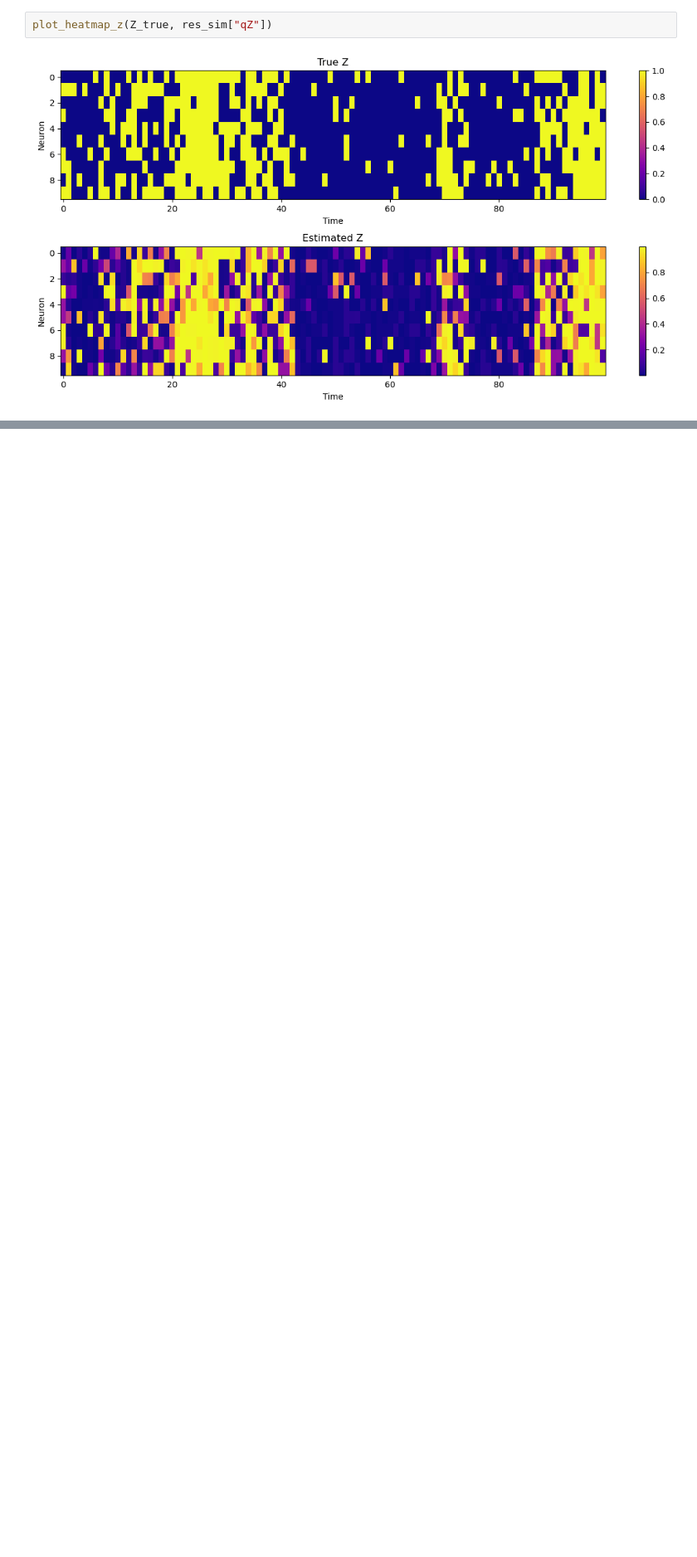
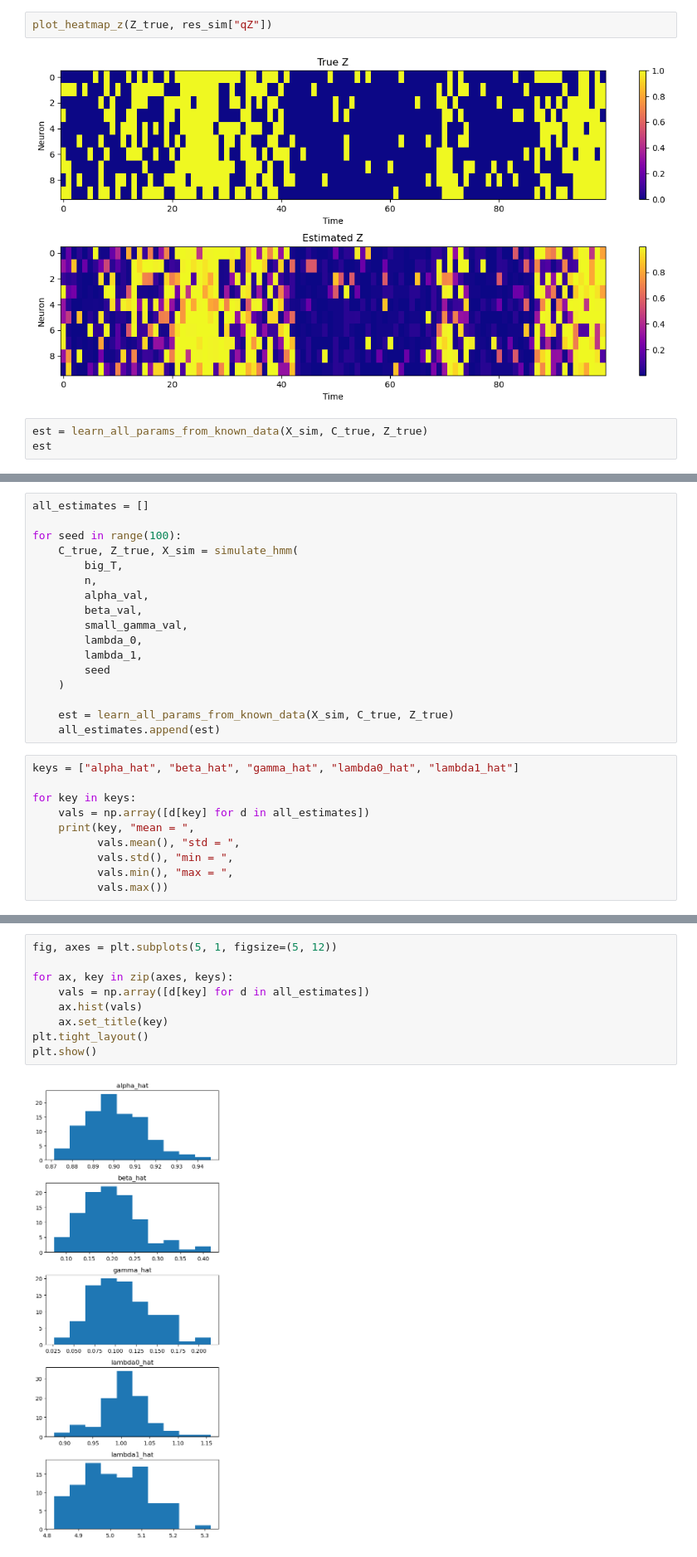
Before and after one commit to eskezje/modcompany, a Jupyter notebook: neuron_hmm.ipynb, the cells around one changed output, grey strips where cells are left out. Shown at 83% size. Saved outputs shown, nothing was run; the diff lists cells and outputs as text; blank space fills up the shorter version.

Commit message:
trying to learn values

```diff
--- a/neuron_hmm.ipynb
+++ b/neuron_hmm.ipynb
@@ -128,3 +134,6 @@ res_sim = hmm_pipeline(X_sim, alpha_val, beta_val, small_gamma_val, lambda_0, la
 plot_heatmap_z(Z_true, res_sim["qZ"])
 # %% [output]
 [figure]
+# %%
+est = learn_all_params_from_known_data(X_sim, C_true, Z_true)
+est
@@ -130,0 +146,27 @@ plot_heatmap_z(Z_true, res_sim["qZ"])
+# %%
+all_estimates = []
+
+for seed in range(100):
+    C_true, Z_true, X_sim = simulate_hmm(
+        big_T,
+        n,
+        alpha_val,
+        beta_val,
+        small_gamma_val,
+        lambda_0,
+        lambda_1,
+        seed
+    )
+
+    est = learn_all_params_from_known_data(X_sim, C_true, Z_true)
+    all_estimates.append(est)
+# %%
+keys = ["alpha_hat", "beta_hat", "gamma_hat", "lambda0_hat", "lambda1_hat"]
+
+for key in keys:
+    vals = np.array([d[key] for d in all_estimates])
+    print(key, "mean = ",
+          vals.mean(), "std = ",
+          vals.std(), "min = ",
+          vals.min(), "max = ",
+          vals.max())
@@ -130,0 +179,11 @@ plot_heatmap_z(Z_true, res_sim["qZ"])
+# %%
+fig, axes = plt.subplots(5, 1, figsize=(5, 12))
+
+for ax, key in zip(axes, keys):
+    vals = np.array([d[key] for d in all_estimates])
+    ax.hist(vals)
+    ax.set_title(key)
+plt.tight_layout()
+plt.show()
+# %% [output]
+[figure, added]
```
Also changed, not shown: parts of 4 cells of this notebook, 1 other file.
